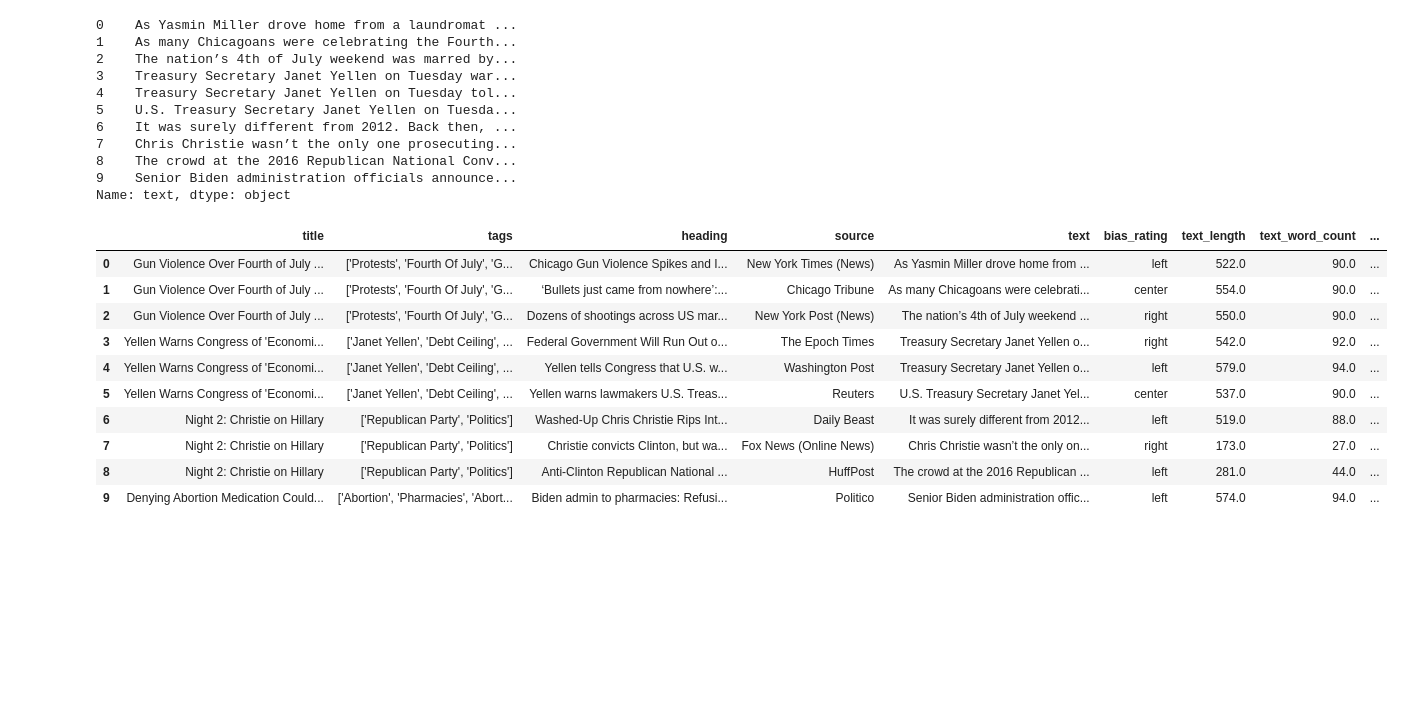
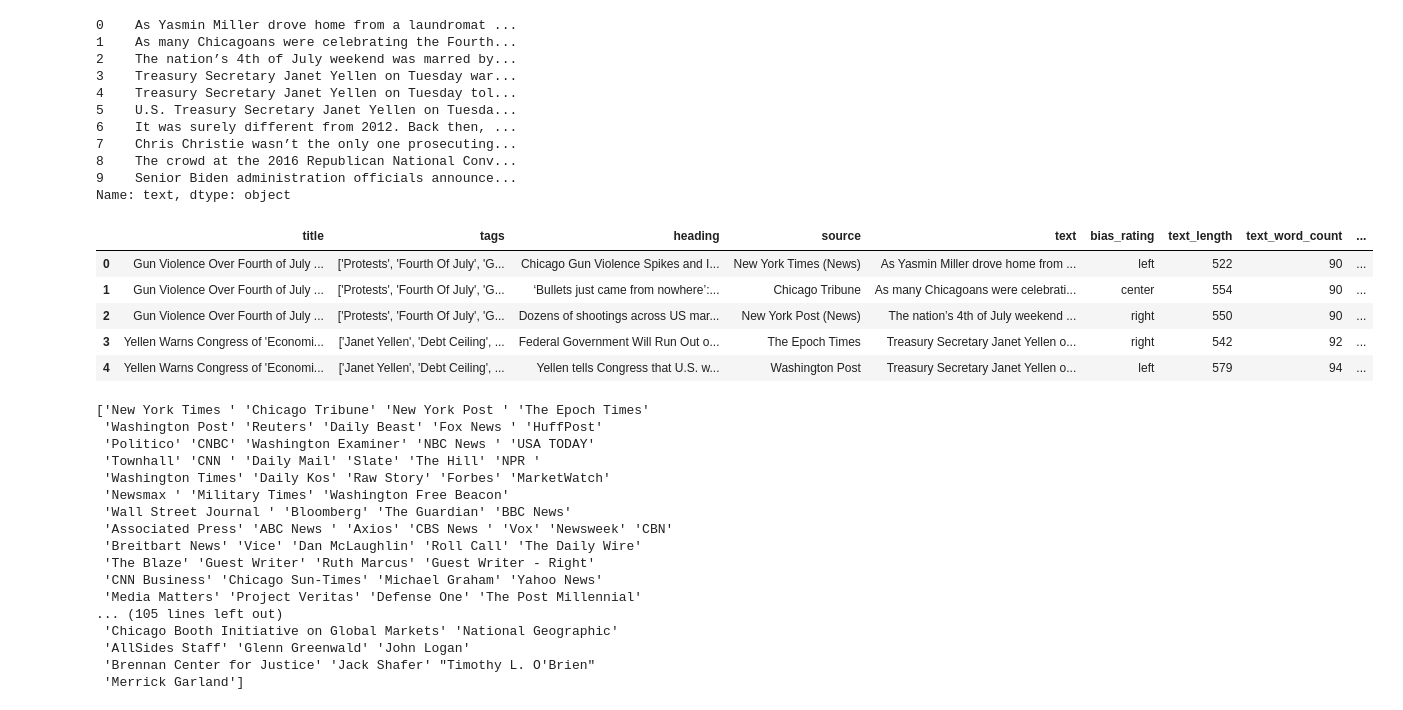
Before and after one commit to Drabblesaur/CMPE255_Project, a Jupyter notebook: Project_EDA.ipynb, the cells around one changed output. Saved outputs shown, nothing was run; the diff lists cells and outputs as text; code cells hidden in the pictures; blank space fills up the shorter version.

Commit message:
Removed Null Values, Cleaned Source

```diff
--- a/Project_EDA.ipynb
+++ b/Project_EDA.ipynb
@@ -40,3 +40,5 @@ source         8
 text           7
 bias_rating    0
 dtype: int64
+# %%
+df = df.dropna()
@@ -149,16 +161,11 @@ df['text'].head(10)
 9    Senior Biden administration officials announce...
 Name: text, dtype: object
 # %%
-df.head(10)
+df.head(5)
 # %% [output]
 |  | title | tags | heading | source | text | bias_rating | text_length | text_word_count | ... |
-| 0 | Gun Violence Over Fourth of July ... | ['Protests', 'Fourth Of July', 'G... | Chicago Gun Violence Spikes and I... | New York Times (News) | As Yasmin Miller drove home from ... | left | 522.0 | 90.0 | ... |
-| 1 | Gun Violence Over Fourth of July ... | ['Protests', 'Fourth Of July', 'G... | ‘Bullets just came from nowhere’:... | Chicago Tribune | As many Chicagoans were celebrati... | center | 554.0 | 90.0 | ... |
-| 2 | Gun Violence Over Fourth of July ... | ['Protests', 'Fourth Of July', 'G... | Dozens of shootings across US mar... | New York Post (News) | The nation’s 4th of July weekend ... | right | 550.0 | 90.0 | ... |
-| 3 | Yellen Warns Congress of 'Economi... | ['Janet Yellen', 'Debt Ceiling', ... | Federal Government Will Run Out o... | The Epoch Times | Treasury Secretary Janet Yellen o... | right | 542.0 | 92.0 | ... |
-| 4 | Yellen Warns Congress of 'Economi... | ['Janet Yellen', 'Debt Ceiling', ... | Yellen tells Congress that U.S. w... | Washington Post | Treasury Secretary Janet Yellen o... | left | 579.0 | 94.0 | ... |
-| 5 | Yellen Warns Congress of 'Economi... | ['Janet Yellen', 'Debt Ceiling', ... | Yellen warns lawmakers U.S. Treas... | Reuters | U.S. Treasury Secretary Janet Yel... | center | 537.0 | 90.0 | ... |
-| 6 | Night 2: Christie on Hillary | ['Republican Party', 'Politics'] | Washed-Up Chris Christie Rips Int... | Daily Beast | It was surely different from 2012... | left | 519.0 | 88.0 | ... |
-| 7 | Night 2: Christie on Hillary | ['Republican Party', 'Politics'] | Christie convicts Clinton, but wa... | Fox News (Online News) | Chris Christie wasn’t the only on... | right | 173.0 | 27.0 | ... |
-| 8 | Night 2: Christie on Hillary | ['Republican Party', 'Politics'] | Anti-Clinton Republican National ... | HuffPost | The crowd at the 2016 Republican ... | left | 281.0 | 44.0 | ... |
-| 9 | Denying Abortion Medication Could... | ['Abortion', 'Pharmacies', 'Abort... | Biden admin to pharmacies: Refusi... | Politico | Senior Biden administration offic... | left | 574.0 | 94.0 | ... |
+| 0 | Gun Violence Over Fourth of July ... | ['Protests', 'Fourth Of July', 'G... | Chicago Gun Violence Spikes and I... | New York Times (News) | As Yasmin Miller drove home from ... | left | 522 | 90 | ... |
+| 1 | Gun Violence Over Fourth of July ... | ['Protests', 'Fourth Of July', 'G... | ‘Bullets just came from nowhere’:... | Chicago Tribune | As many Chicagoans were celebrati... | center | 554 | 90 | ... |
+| 2 | Gun Violence Over Fourth of July ... | ['Protests', 'Fourth Of July', 'G... | Dozens of shootings across US mar... | New York Post (News) | The nation’s 4th of July weekend ... | right | 550 | 90 | ... |
+| 3 | Yellen Warns Congress of 'Economi... | ['Janet Yellen', 'Debt Ceiling', ... | Federal Government Will Run Out o... | The Epoch Times | Treasury Secretary Janet Yellen o... | right | 542 | 92 | ... |
+| 4 | Yellen Warns Congress of 'Economi... | ['Janet Yellen', 'Debt Ceiling', ... | Yellen tells Congress that U.S. w... | Washington Post | Treasury Secretary Janet Yellen o... | left | 579 | 94 | ... |
@@ -164,0 +175,22 @@ df.head(10)
+# %%
+# Verify Clean
+sources = df['source'].unique()
+print(sources)
+# %% [output]
+['New York Times ' 'Chicago Tribune' 'New York Post ' 'The Epoch Times'
+ 'Washington Post' 'Reuters' 'Daily Beast' 'Fox News ' 'HuffPost'
+ 'Politico' 'CNBC' 'Washington Examiner' 'NBC News ' 'USA TODAY'
+ 'Townhall' 'CNN ' 'Daily Mail' 'Slate' 'The Hill' 'NPR '
+ 'Washington Times' 'Daily Kos' 'Raw Story' 'Forbes' 'MarketWatch'
+ 'Newsmax ' 'Military Times' 'Washington Free Beacon'
+ 'Wall Street Journal ' 'Bloomberg' 'The Guardian' 'BBC News'
+ 'Associated Press' 'ABC News ' 'Axios' 'CBS News ' 'Vox' 'Newsweek' 'CBN'
+ 'Breitbart News' 'Vice' 'Dan McLaughlin' 'Roll Call' 'The Daily Wire'
+ 'The Blaze' 'Guest Writer' 'Ruth Marcus' 'Guest Writer - Right'
+ 'CNN Business' 'Chicago Sun-Times' 'Michael Graham' 'Yahoo News'
+ 'Media Matters' 'Project Veritas' 'Defense One' 'The Post Millennial'
+... (105 lines left out)
+ 'Chicago Booth Initiative on Global Markets' 'National Geographic'
+ 'AllSides Staff' 'Glenn Greenwald' 'John Logan'
+ 'Brennan Center for Justice' 'Jack Shafer' "Timothy L. O'Brien"
+ 'Merrick Garland']
```
Also changed, not shown: parts of 9 cells of this notebook, 2 other files.
